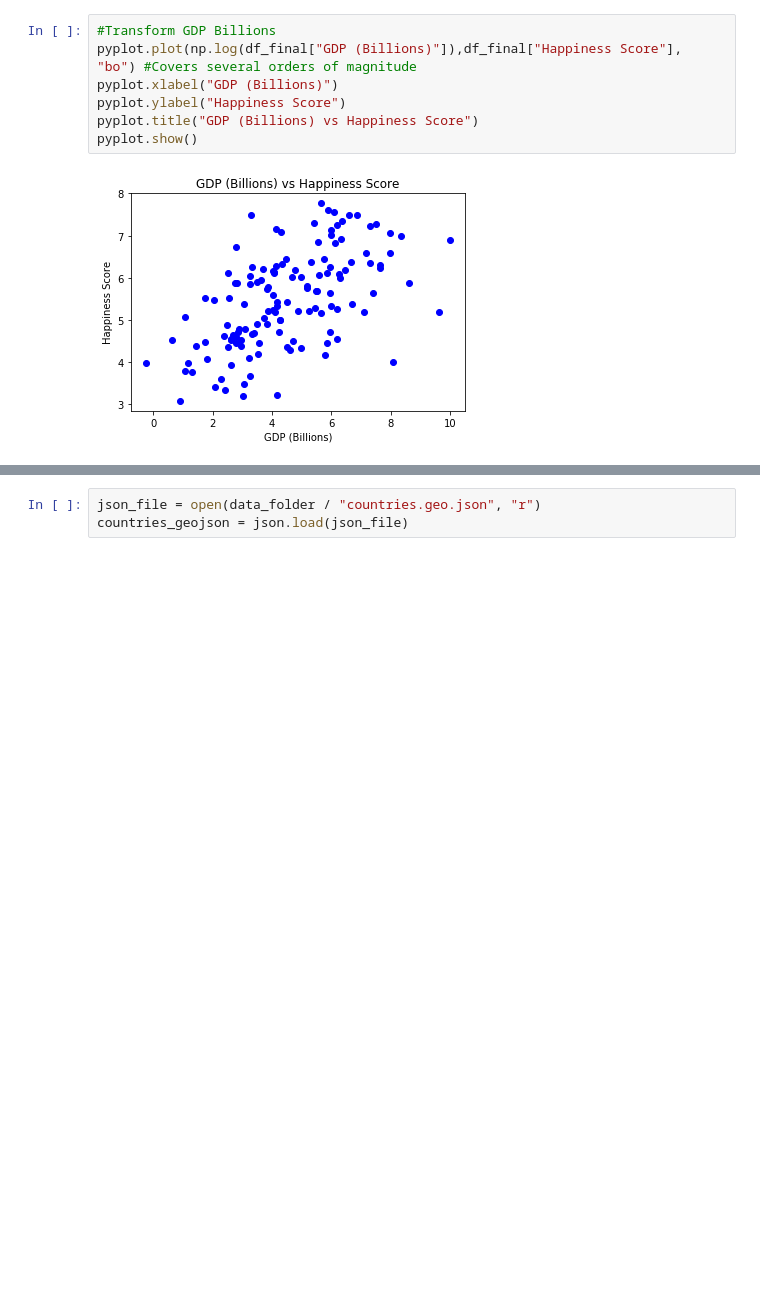
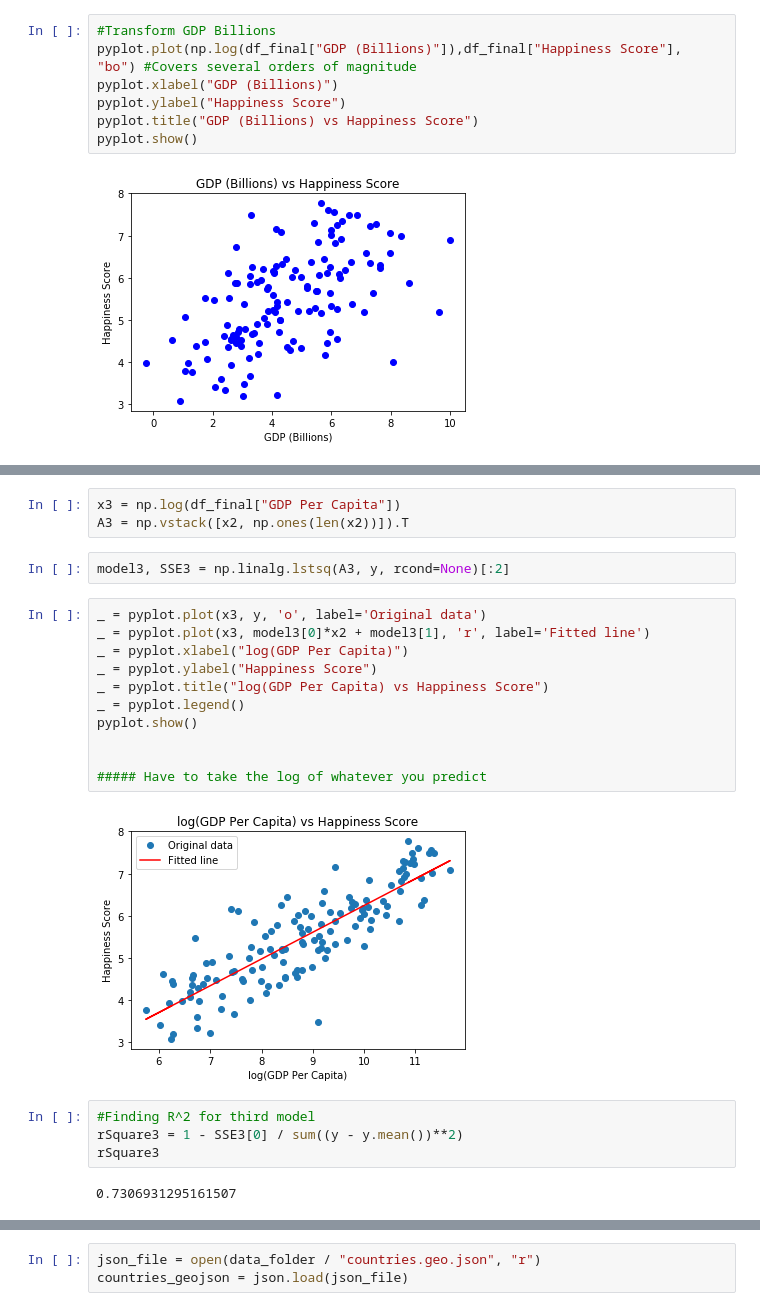
Before and after one commit to wjduq/Economic-Analysis, a Jupyter notebook: Project.ipynb, the cells around one changed output, grey strips where cells are left out. Saved outputs shown, nothing was run; the diff lists cells and outputs as text; blank space fills up the shorter version.

```diff
--- a/Project.ipynb
+++ b/Project.ipynb
@@ -145 +162,25 @@ rSquare2
+# %%
+x3 = np.log(df_final["GDP Per Capita"])
+A3 = np.vstack([x2, np.ones(len(x2))]).T
+# %%
+model3, SSE3 = np.linalg.lstsq(A3, y, rcond=None)[:2]
+# %%
+_ = pyplot.plot(x3, y, 'o', label='Original data')
+_ = pyplot.plot(x3, model3[0]*x2 + model3[1], 'r', label='Fitted line')
+_ = pyplot.xlabel("log(GDP Per Capita)")
+_ = pyplot.ylabel("Happiness Score")
+_ = pyplot.title("log(GDP Per Capita) vs Happiness Score")
+_ = pyplot.legend()
+pyplot.show()
+
+
+##### Have to take the log of whatever you predict
+# %% [output]
+[figure, added]
+# %%
+#Finding R^2 for third model
+rSquare3 = 1 - SSE3[0] / sum((y - y.mean())**2)
+rSquare3
+# %% [output]
+0.7306931295161507
 # %%
```
Also changed, not shown: parts of 13 cells of this notebook.
